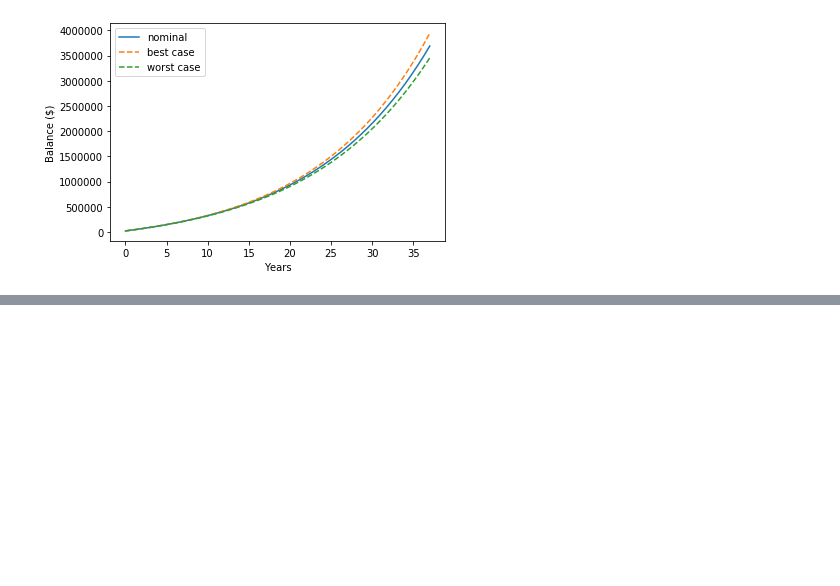
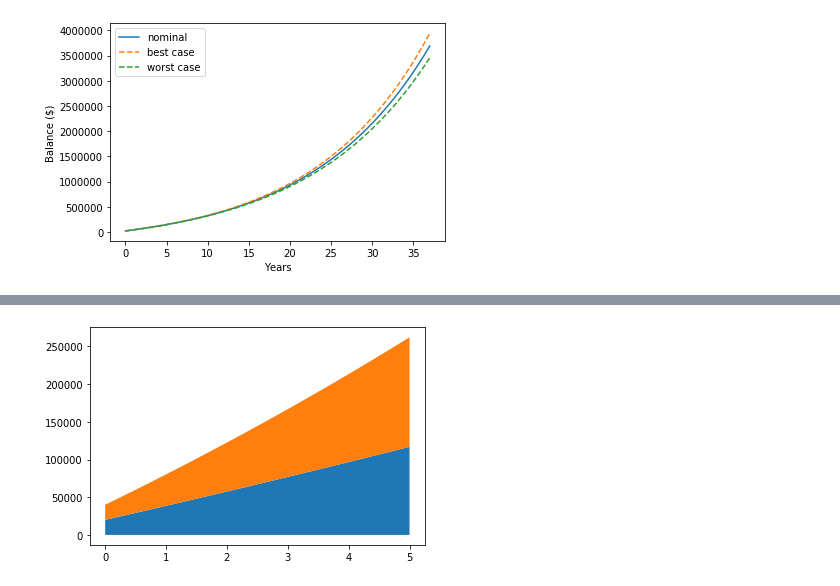
Before and after one commit to berger156/CompoundInterest, a Jupyter notebook: Compound Interest.ipynb, the cells around one changed output, grey strips where cells are left out. Cells and saved outputs as stored; diff of their text form; code cells hidden in the pictures; blank space fills up the shorter version.

```diff
--- a/Compound Interest.ipynb
+++ b/Compound Interest.ipynb
@@ -171,0 +195,4 @@ print(Betterment.calcBalance(37,-0.75))
+# %%
+account.stackAccounts(5)
+# %% [output]
+[figure, added]
```
Also changed, not shown: parts of 5 cells of this notebook.
